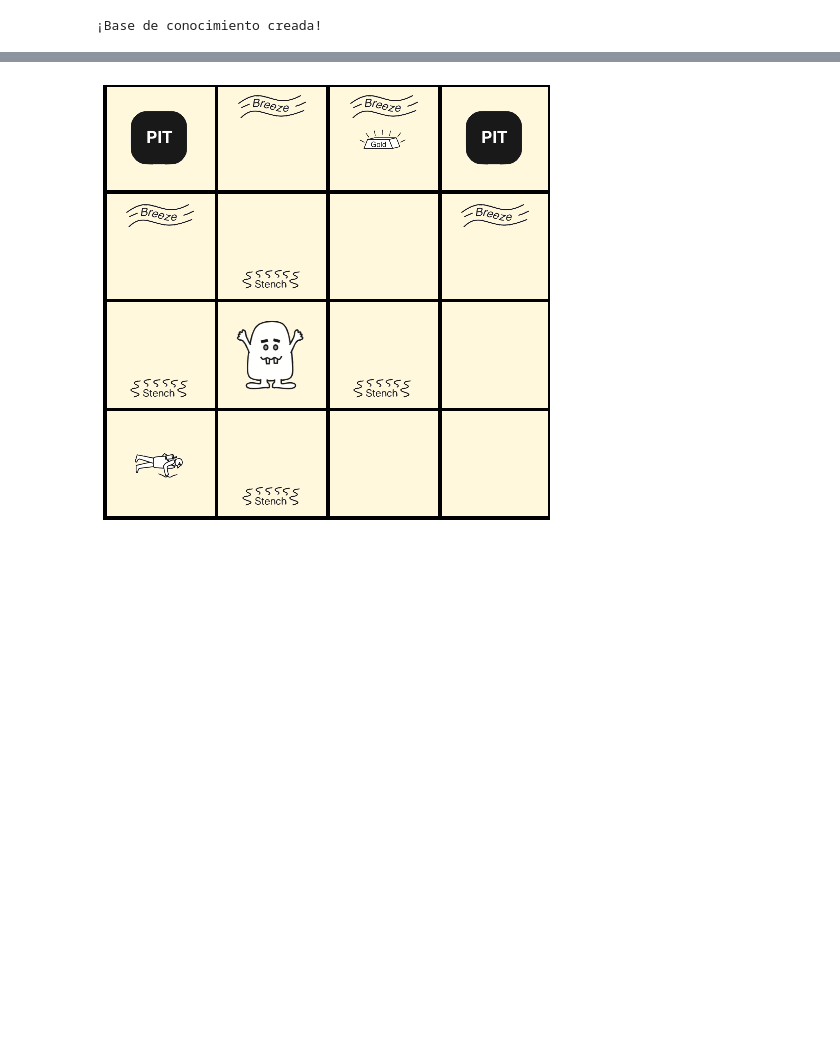
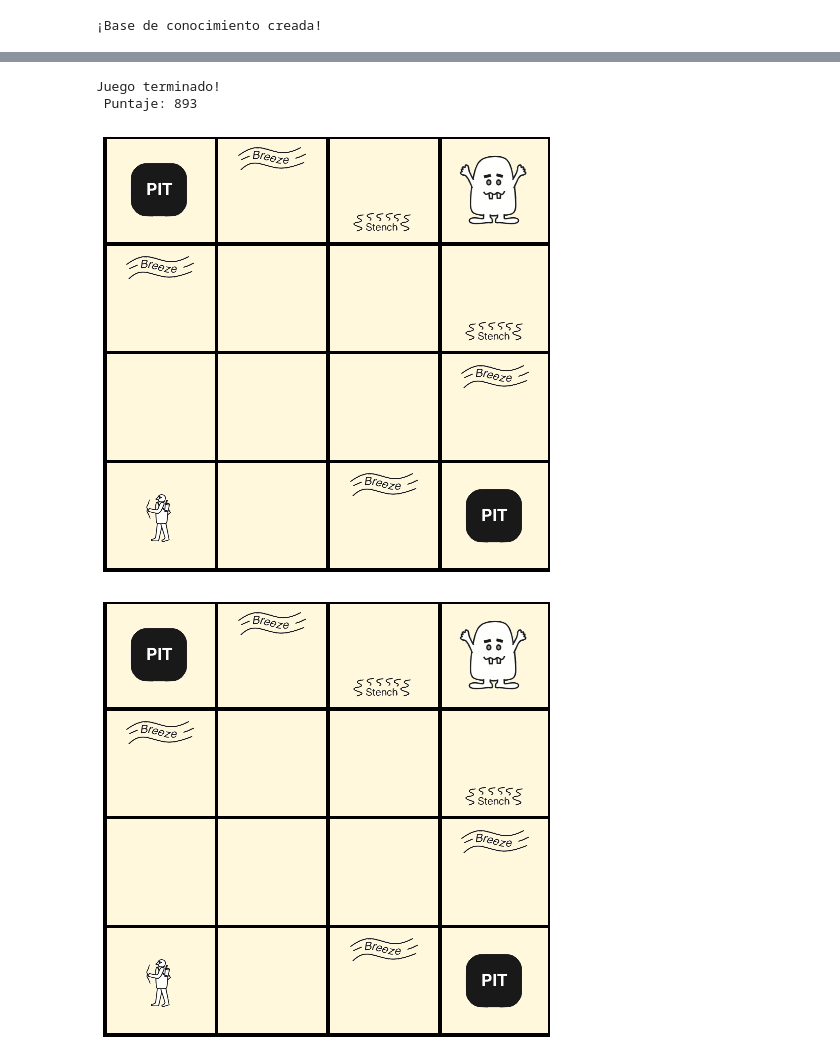
Before and after one commit to cgaravitoc/macc, a Jupyter notebook: AI/Miniproyecto 2 - wumpus/notebooks/proyecto 2 - cazando wumps.ipynb, the cells around one changed output, grey strips where cells are left out. Drawn from its saved outputs; the diff is of its cells as text; code cells hidden in the pictures; blank space fills up the shorter version.

```diff
--- a/AI/Miniproyecto 2 - wumpus/notebooks/proyecto 2 - cazando wumps.ipynb
+++ b/AI/Miniproyecto 2 - wumpus/notebooks/proyecto 2 - cazando wumps.ipynb
@@ -384,7 +384,7 @@ setattr(Agente_wkb, 'programa', programaKB)
 # %%
 # codigo de ejecución
 
-W = Wumpus(wumpus=None, oro=(2,3), pozos=[(0,3), (3,3)])
+W = Wumpus(wumpus=(3,3), oro=(2,3), pozos=[(0,3), (3,0)])
 agente = Agente_wkb()
 formulas = agente.fluentes_mapa_mental_wkb()
 formulas += agente.brisa_pozo_wkb()
@@ -420,7 +420,7 @@ for i in range(30):
     clear_output(wait=True)
     W.pintar_todo()
     plt.show()
-    sleep(.5)
+    sleep(.2)
     agente.alertas = alertas
 
 caza(agente.alertas)
@@ -434,19 +433,22 @@ este
 # %%
 #recoge el oro
 for i in range(50):
     a = agente.reaccionar_wkb()
     formula_accion = f'{a}_{agente.turno-1}'
     agente.base.TELL(formula_accion)
     W.transicion(a)
     if not W.juego_activo:
         clear_output(wait=True)
         W.pintar_todo()
         print(W.mensaje)
         break
     agente.estimar_estado_wkb(W)
     clear_output(wait=True)
     W.pintar_todo()
     plt.show()
-    sleep(.5)
+    sleep(.2)
 # %% [output]
+Juego terminado!
+ Puntaje: 893
-[figure, old version]
+[figure, new version]
+[figure, added]
```
Also changed, not shown: parts of 1 cell of this notebook, 34 other files.
